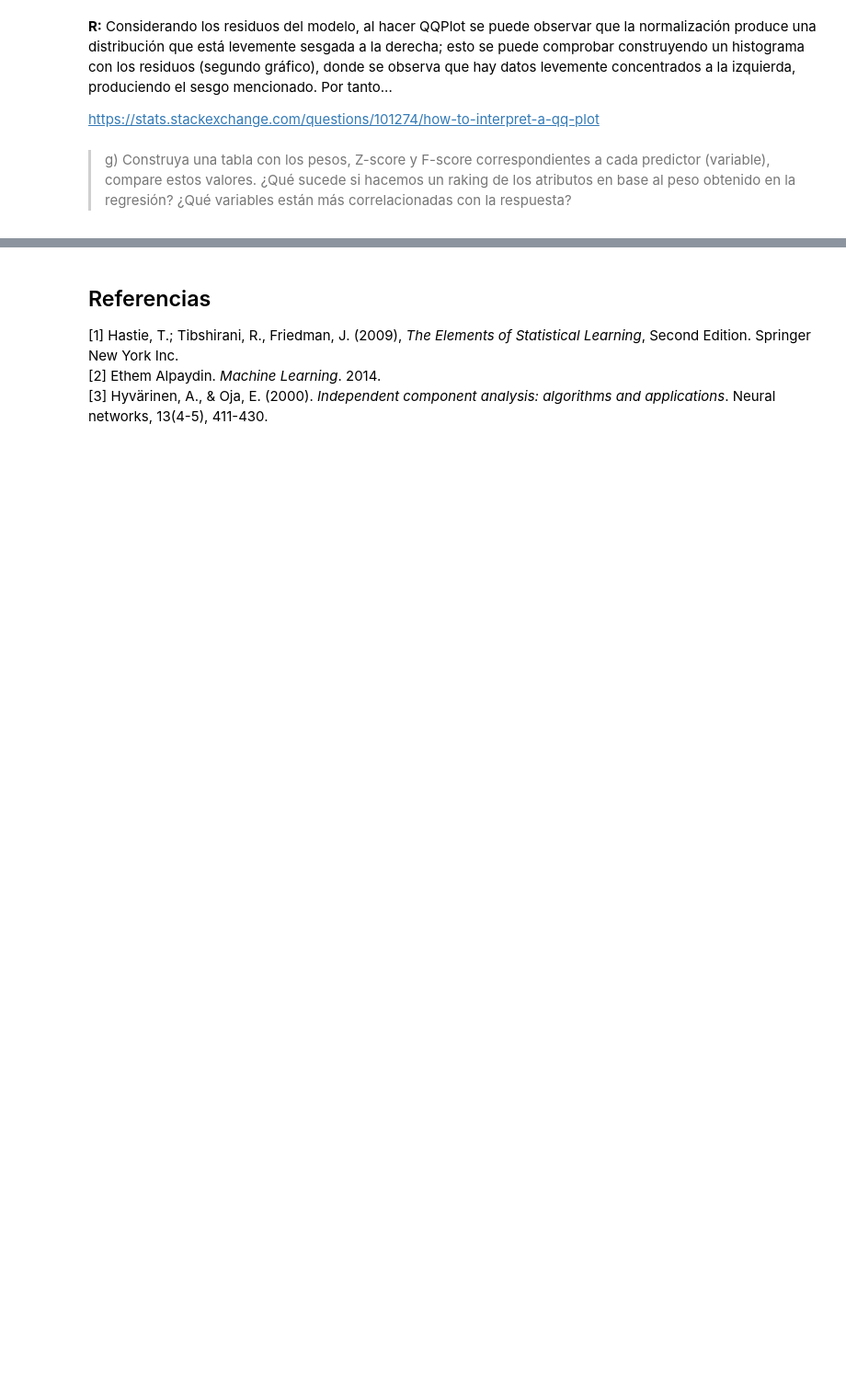
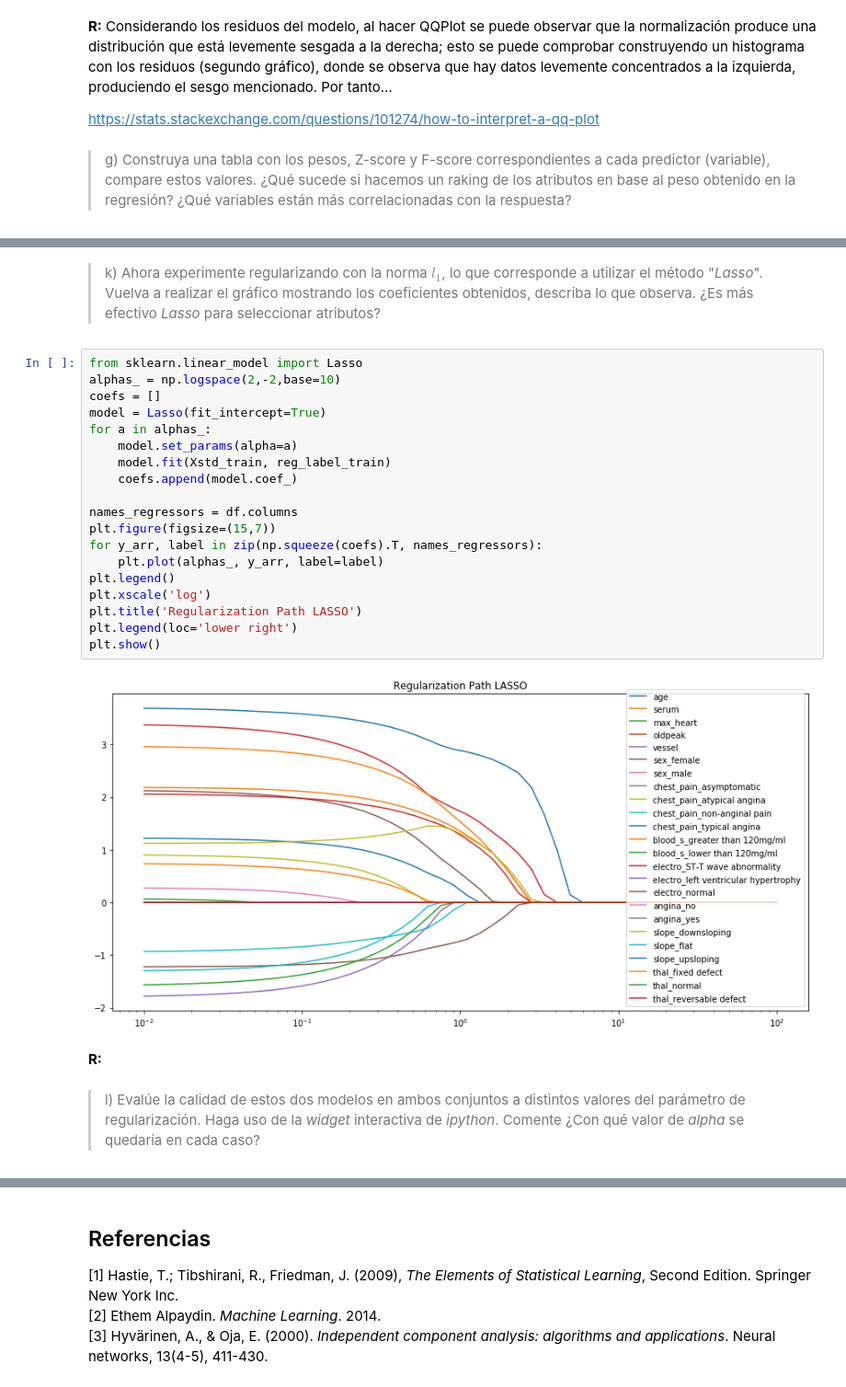
Before and after one commit to Sebaatd/MachineLearning-T1, a Jupyter notebook: Enunciado.ipynb, the cells around one changed output, grey strips where cells are left out. Shown: that part at 92% size. Saved outputs shown, nothing was run; the diff lists cells and outputs as text; blank space fills up the shorter version.

```diff
--- a/Enunciado.ipynb
+++ b/Enunciado.ipynb
@@ -406,0 +337,27 @@ from sklearn.decomposition import FastICA
+# %% [markdown]
+> k) Ahora experimente regularizando con la norma $l_1$, lo que corresponde a utilizar el método "*Lasso*". Vuelva a realizar el gráfico mostrando los coeficientes obtenidos, describa lo que observa. ¿Es más efectivo *Lasso* para seleccionar atributos?
+# %%
+from sklearn.linear_model import Lasso
+alphas_ = np.logspace(2,-2,base=10)
+coefs = []
+model = Lasso(fit_intercept=True)
+for a in alphas_:
+    model.set_params(alpha=a)
+    model.fit(Xstd_train, reg_label_train)
+    coefs.append(model.coef_)
+
+names_regressors = df.columns
+plt.figure(figsize=(15,7))
+for y_arr, label in zip(np.squeeze(coefs).T, names_regressors):
+    plt.plot(alphas_, y_arr, label=label)
+plt.legend()
+plt.xscale('log')
+plt.title('Regularization Path LASSO')
+plt.legend(loc='lower right')
+plt.show()
+# %% [output]
+[figure, added]
+# %% [markdown]
+**R:**
+# %% [markdown]
+> l) Evalúe la calidad de estos dos modelos en ambos conjuntos a distintos valores del parámetro de regularización. Haga uso de la *widget* interactiva de *ipython*. Comente ¿Con qué valor de *alpha* se quedaría en cada caso?
```
Also changed, not shown: parts of 22 cells of this notebook.
